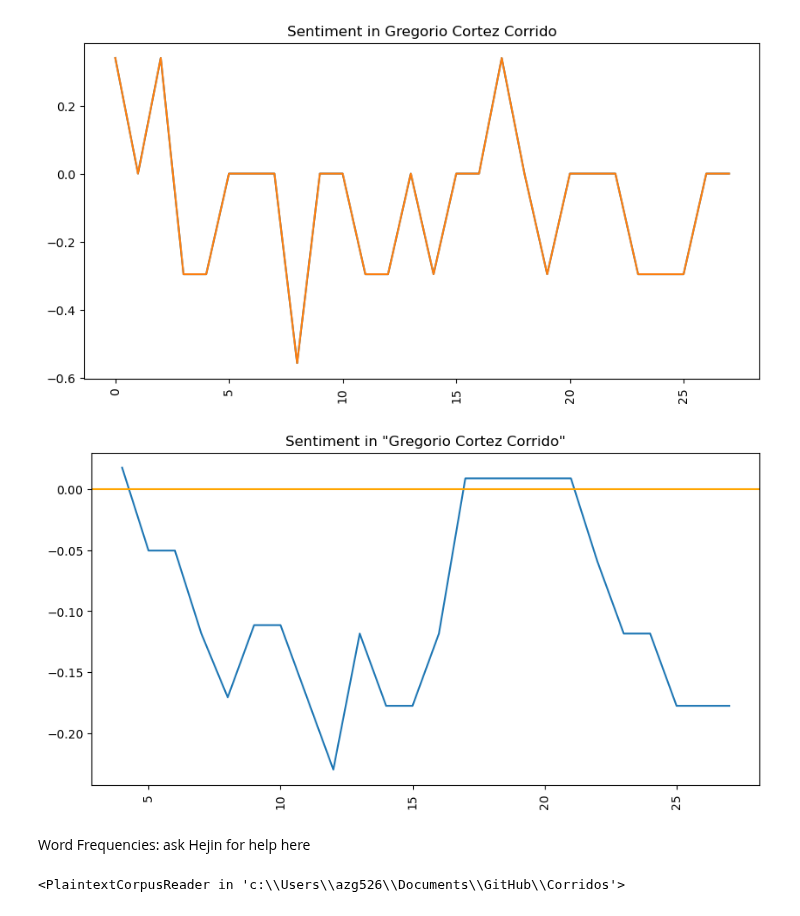
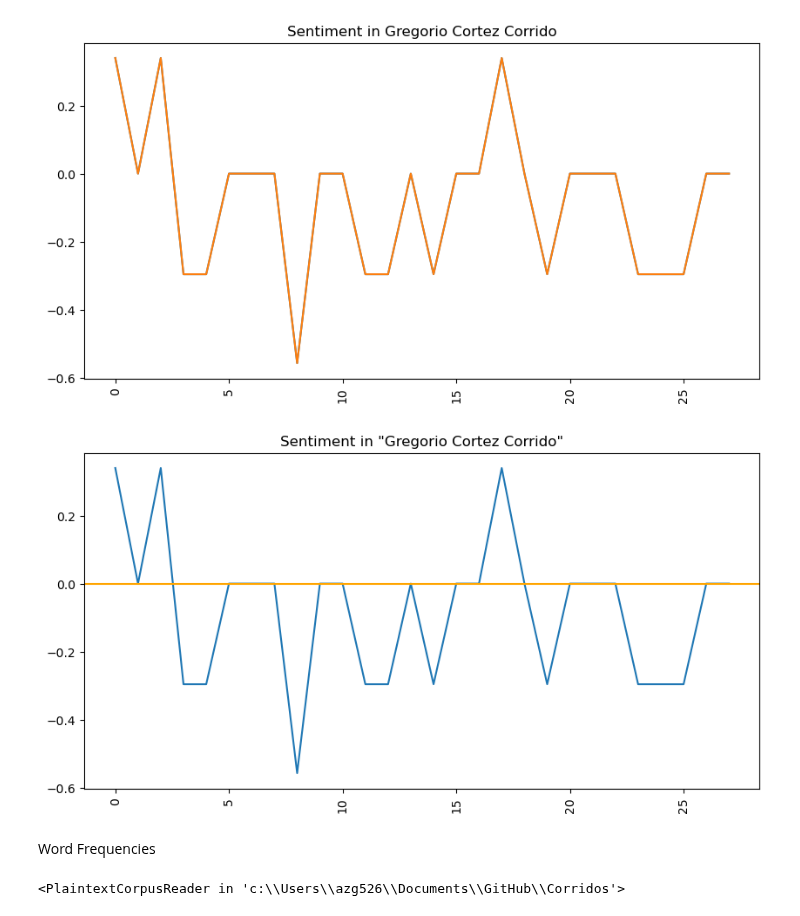
Before and after one commit to dianita956/Corridos, a Jupyter notebook: GregCortez_Nltk_Vader.ipynb, the cells around one changed output. Saved outputs shown, nothing was run; the diff lists cells and outputs as text; code cells hidden in the pictures.

```diff
--- a/GregCortez_Nltk_Vader.ipynb
+++ b/GregCortez_Nltk_Vader.ipynb
@@ -174,15 +187,15 @@ ax = greg_df['sentiment_score'].plot(x='sentence_number', y='sentiment_score', k
 [figure]
 # %%
  # Get averages for a rolling window, then plot
-greg_df.rolling(5)['sentiment_score'].mean().plot(x='sentence_number', y='sentiment_score', kind='line',
+greg_df.rolling(1)['sentiment_score'].mean().plot(x='sentence_number', y='sentiment_score', kind='line',
                         figsize=(10,5), rot=90, title='Sentiment in "Gregorio Cortez Corrido"')
 
 # Plot a horizontal line at 0
 plot.axhline(y=0, color='orange', linestyle='-');
 # %% [output]
-[figure, old version]
+[figure, new version]
-# %% [markdown]
-Word Frequencies: ask Hejin for help here
+# %% [markdown]
+Word Frequencies
 # %%
 path_corridos = os.getcwd()
 greg_file = 'gregoriocortez_es_corrido.txt'
```
Also changed, not shown: parts of 23 cells of this notebook, 3 other files.
